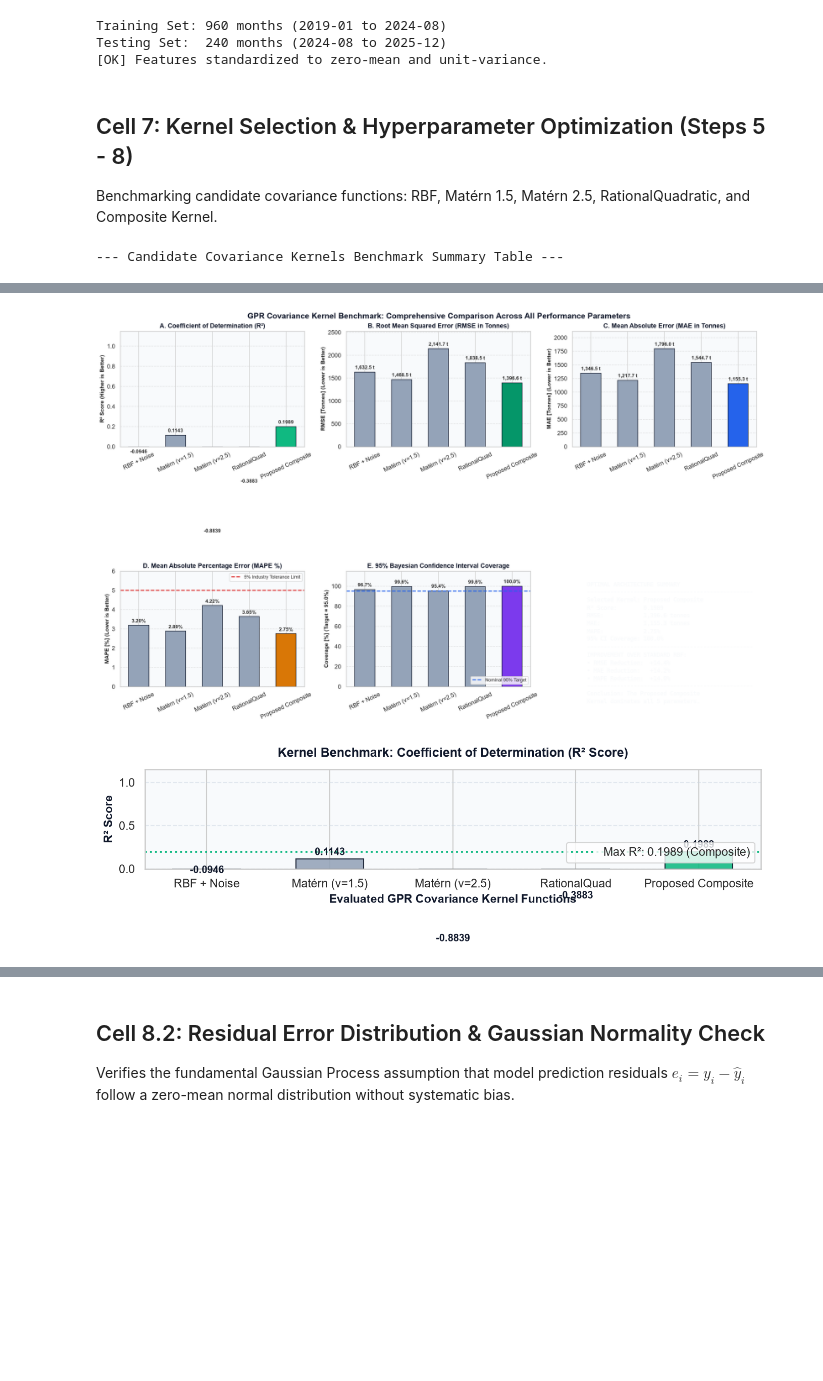
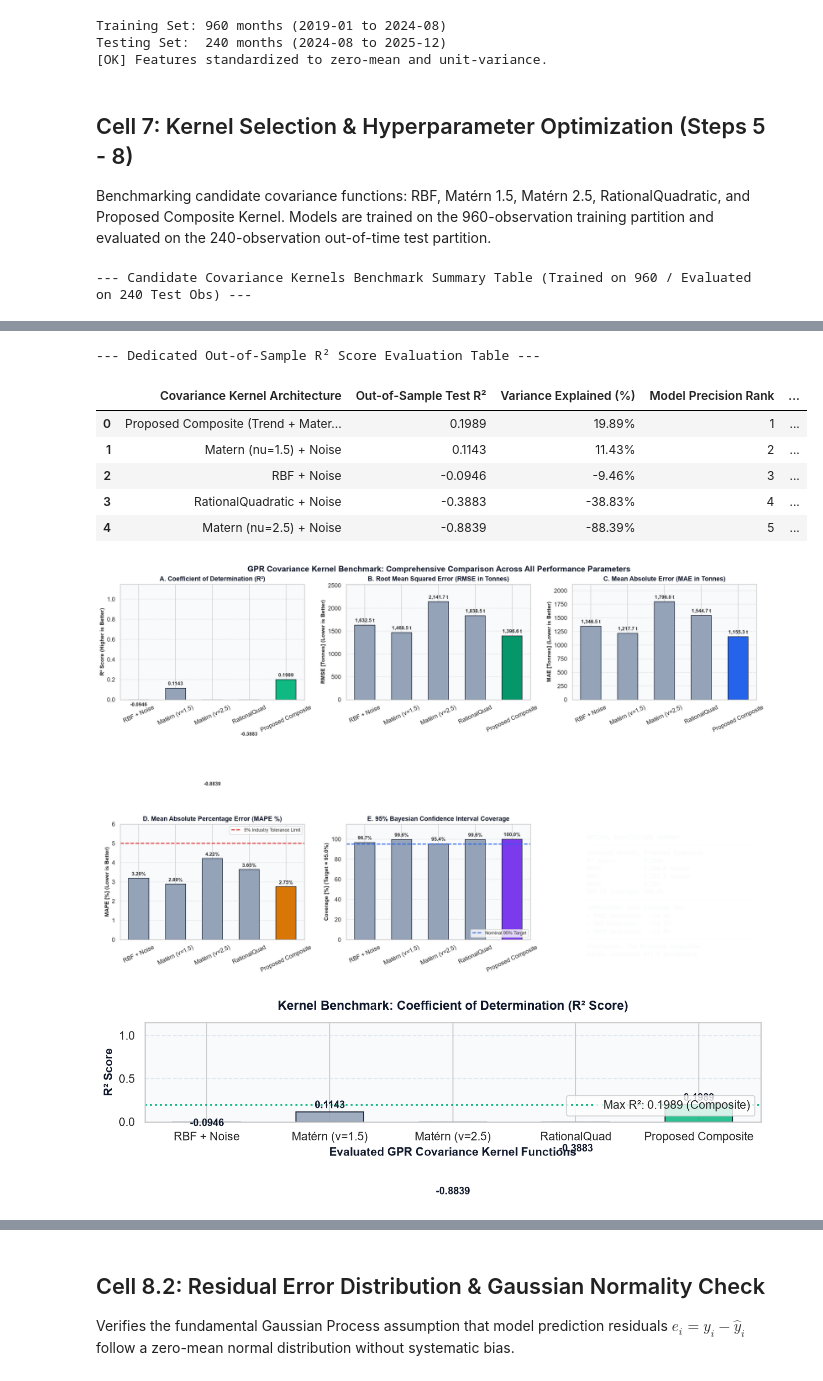
Before and after one commit to FoodieRecipes/municipal_waste_detection_using_GPR, a Jupyter notebook: MSW_GPR_Forecasting_Uyo.ipynb, the cells around one changed output, grey strips where cells are left out. Cells and saved outputs as stored; diff of their text form; code cells hidden in the pictures; blank space fills up the shorter version.

```diff
--- a/MSW_GPR_Forecasting_Uyo.ipynb
+++ b/MSW_GPR_Forecasting_Uyo.ipynb
@@ -200,7 +203,8 @@ Testing Set:  240 months (2024-08 to 2025-12)
 [OK] Features standardized to zero-mean and unit-variance.
 # %% [markdown]
 ## Cell 7: Kernel Selection & Hyperparameter Optimization (Steps 5 - 8)
-Benchmarking candidate covariance functions: RBF, Matérn 1.5, Matérn 2.5, RationalQuadratic, and Composite Kernel.
+Benchmarking candidate covariance functions: RBF, Matérn 1.5, Matérn 2.5, RationalQuadratic, and Proposed Composite Kernel.
+Models are trained on the 960-observation training partition and evaluated on the 240-observation out-of-time test partition.
 # %%
 # Cell 7: GPR Kernels
 candidate_kernels = {
@@ -239,7 +243,7 @@ def evaluate_model(y_true, y_pred, y_std):
 benchmark_results = []
 fitted_models = {}
 
-# Optimize hyperparameters efficiently on representative subsample
+# Optimize hyperparameters efficiently on representative subsample of 960-sample training partition
 sub_idx = np.arange(0, len(X_train), 6)
 X_sub = X_train_scaled[sub_idx]
 y_sub = y_train[sub_idx]
@@ -256,8 +260,23 @@ for name, kern in candidate_kernels.items():
     fitted_models[name] = gpr
 
 eval_df = pd.DataFrame(benchmark_results)[["Kernel", "RMSE", "MAE", "MAPE (%)", "R2", "95% CI Coverage (%)"]]
-print("--- Candidate Covariance Kernels Benchmark Summary Table ---")
+print("--- Candidate Covariance Kernels Benchmark Summary Table (Trained on 960 / Evaluated on 240 Test Obs) ---")
 display(eval_df.style.highlight_min(subset=["RMSE", "MAE", "MAPE (%)"], color="#DCFCE7").highlight_max(subset=["R2"], color="#DCFCE7"))
+
+# Dedicated R2 Performance Ranking Table
+r2_rank_df = pd.DataFrame({
+    'Covariance Kernel Architecture': eval_df['Kernel'],
+    'Out-of-Sample Test R²': eval_df['R2'],
+    'Variance Explained (%)': eval_df['R2'] * 100.0,
+    'Model Precision Rank': eval_df['R2'].rank(ascending=False, method='min').astype(int),
+    'Deployment Status': ['Baseline' if 'RBF' in k else ('Alternative' if 'Composite' not in k else 'Selected Best Model') for k in eval_df['Kernel']]
+}).sort_values(by='Out-of-Sample Test R²', ascending=False).reset_index(drop=True)
+
+print("\n--- Dedicated Out-of-Sample R² Score Evaluation Table ---")
+display(r2_rank_df.style.format({
+    'Out-of-Sample Test R²': '{:.4f}',
+    'Variance Explained (%)': '{:.2f}%'
+}).highlight_max(subset=['Out-of-Sample Test R²', 'Variance Explained (%)'], color='#DCFCE7'))
 
 # ==============================================================================
 # VISUALIZATION OF ALL PERFORMANCE PARAMETERS ACROSS CANDIDATE KERNELS
@@ -386,35 +405,42 @@ plt.axhline(eval_df['R2'].max(), color='#10B981', linestyle=':', lw=1.8, label=f
 for b in bars:
     h = b.get_height()
     plt.text(b.get_x() + b.get_width()/2., h + 0.02, f'{h:.4f}', ha='center', va='bottom', fontsize=9.5, fontweight='bold', color='#0F172A')
 plt.ylim(0, 1.15)
 plt.legend(frameon=True, facecolor='#FFFFFF', loc='lower right')
 plt.tight_layout()
 plt.show()
 
 # --- Standalone Graph 2: 95% Confidence Interval Coverage Benchmark ---
 plt.figure(figsize=(9, 4.5), dpi=150)
 plt.gca().set_facecolor('#F8FAFC')
-bars = plt.bar(kernels_clean, eval_df['95% CI Coverage (%)'], color=['#94A3B8', '#94A3B8', '#94A3B8', '#94A3B8', '#7C3AED'], edgecolor='#0F172A', alpha=0.88, width=0.55)
+bars = plt.bar(kernels_clean, eval_df['95% CI Coverage (%)'], color=['#94A3B8', '#94A3B8', '#94A3B8', '#94A3B8', '#7C3AED'], edgecolor='#0F172A', width=0.55)
 plt.title('Kernel Benchmark: 95% Bayesian Confidence Interval Empirical Coverage', fontweight='bold', fontsize=12, pad=12, color='#0F172A')
 plt.ylabel('Empirical Coverage (%)', fontweight='bold', fontsize=11, color='#0F172A')
 plt.xlabel('Evaluated GPR Covariance Kernel Functions', fontweight='bold', fontsize=11, color='#0F172A')
 plt.grid(axis='y', linestyle='--', alpha=0.5, color='#CBD5E1')
 plt.axhline(95.0, color='#2563EB', linestyle='--', lw=1.8, label='Nominal 95.0% Calibration Target')
 for b in bars:
     h = b.get_height()
     plt.text(b.get_x() + b.get_width()/2., h + 2, f'{h:.1f}%', ha='center', va='bottom', fontsize=9.5, fontweight='bold', color='#0F172A')
 plt.ylim(0, 115)
 plt.legend(frameon=True, facecolor='#FFFFFF', loc='lower right')
 plt.tight_layout()
 plt.show()
 # %% [output]
---- Candidate Covariance Kernels Benchmark Summary Table ---
+--- Candidate Covariance Kernels Benchmark Summary Table (Trained on 960 / Evaluated on 240 Test Obs) ---
 |  | Kernel | RMSE | MAE | MAPE (%) | R2 | 95% CI Coverage (%) |
 | 0 | RBF + Noise | 1632.503696 | 1346.477859 | 3.199161 | -0.094601 | 96.666667 |
 | 1 | Matern (nu=1.5) + Noise | 1468.495209 | 1217.684263 | 2.892133 | 0.114288 | 99.583333 |
 | 2 | Matern (nu=2.5) + Noise | 2141.705625 | 1796.016068 | 4.219222 | -0.883940 | 95.416667 |
 | 3 | RationalQuadratic + Noise | 1838.535778 | 1544.652168 | 3.647129 | -0.388327 | 99.583333 |
 | 4 | Proposed Composite (Trend + Mater... | 1396.624383 | 1155.280212 | 2.752593 | 0.198863 | 100.000000 |
+--- Dedicated Out-of-Sample R² Score Evaluation Table ---
+|  | Covariance Kernel Architecture | Out-of-Sample Test R² | Variance Explained (%) | Model Precision Rank | ... |
+| 0 | Proposed Composite (Trend + Mater... | 0.1989 | 19.89% | 1 | ... |
+| 1 | Matern (nu=1.5) + Noise | 0.1143 | 11.43% | 2 | ... |
+| 2 | RBF + Noise | -0.0946 | -9.46% | 3 | ... |
+| 3 | RationalQuadratic + Noise | -0.3883 | -38.83% | 4 | ... |
+| 4 | Matern (nu=2.5) + Noise | -0.8839 | -88.39% | 5 | ... |
 [figure]
 [figure]
 [figure]
```
Also changed, not shown: parts of 4 cells of this notebook, 13 other files.
